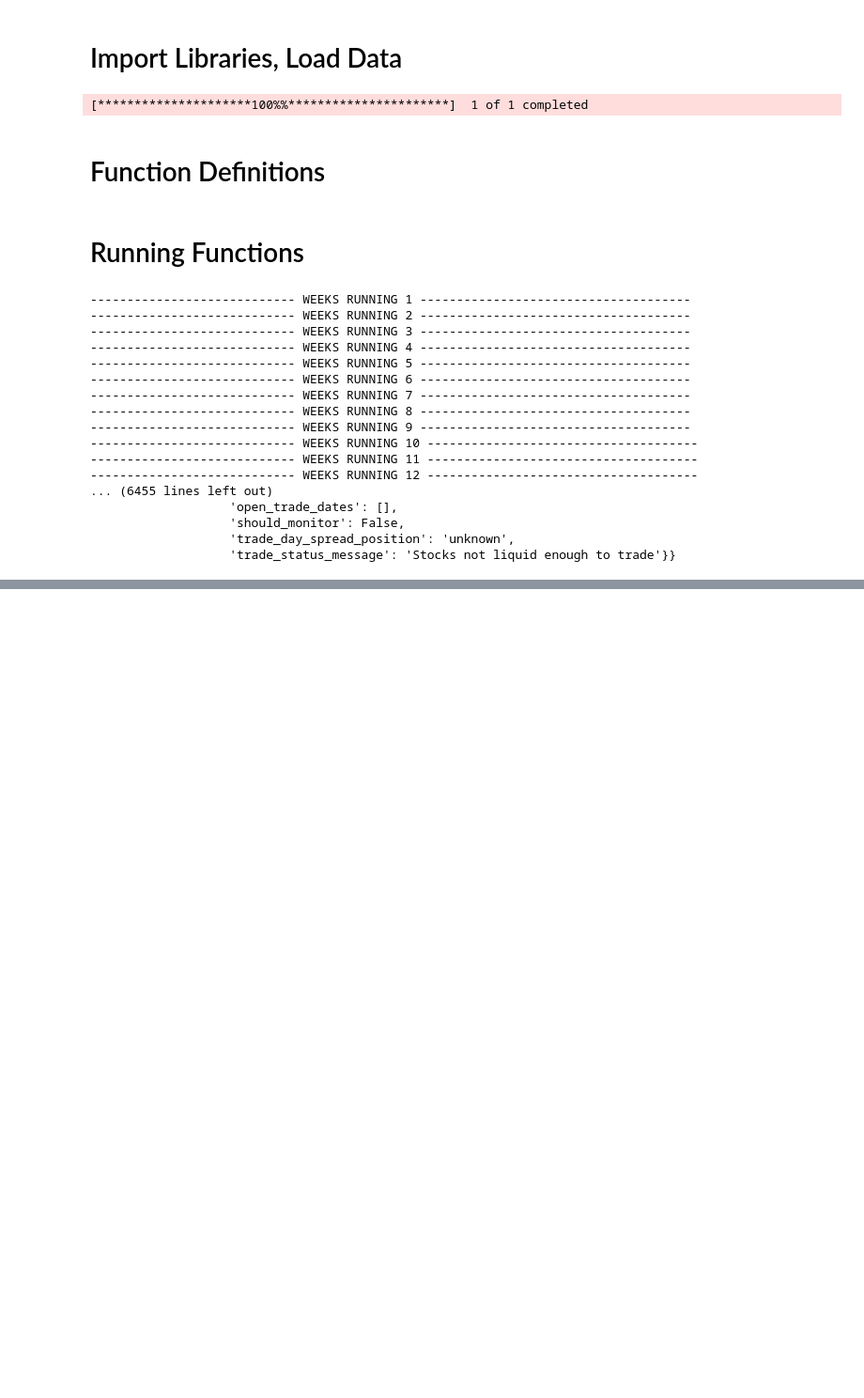
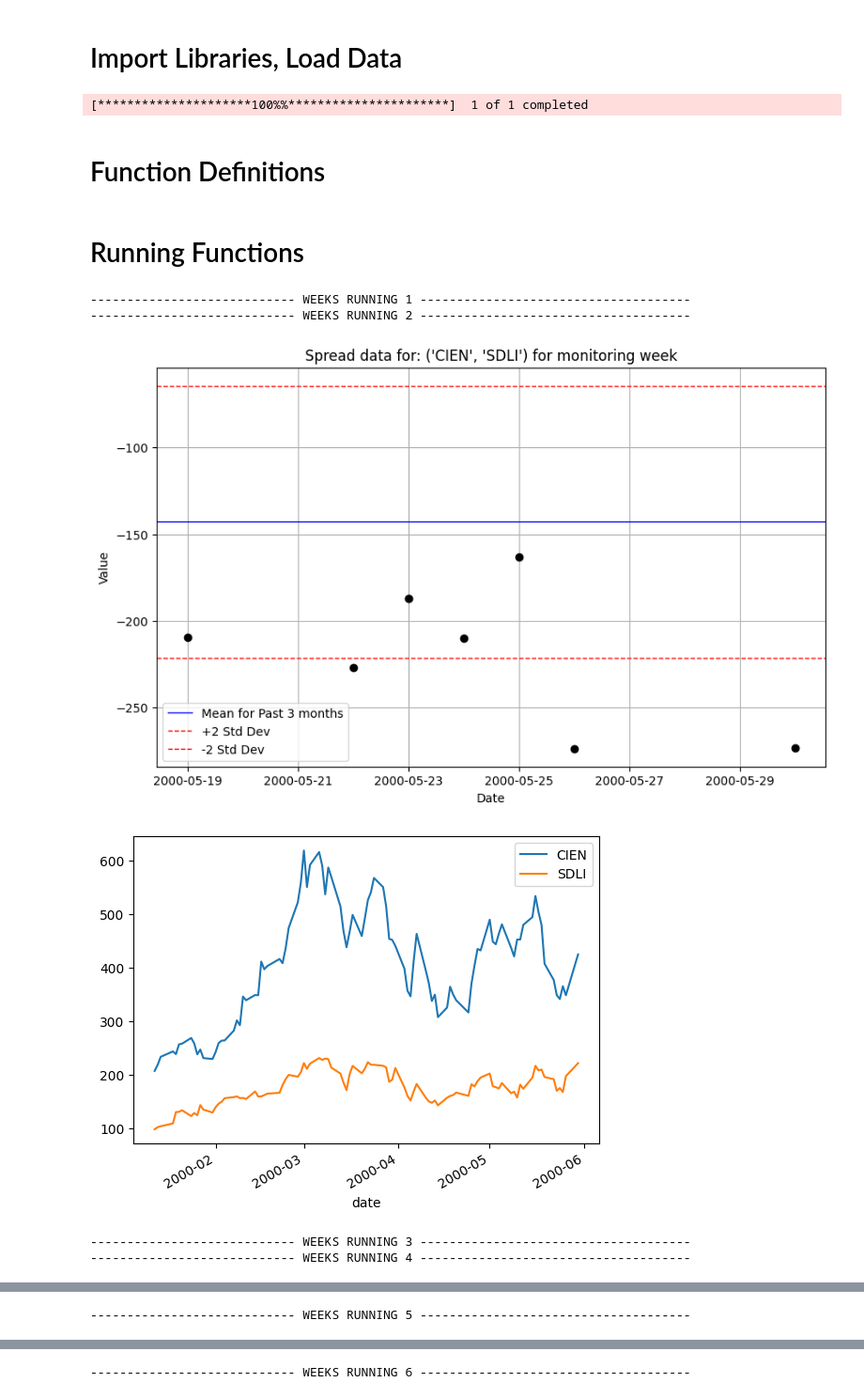
Before and after one commit to TInglefield/Math4920Project, a Jupyter notebook: Project_Draft2.ipynb, the cells around one changed output, grey strips where cells are left out. Shown at 94% size. Cells and saved outputs as stored; diff of their text form; code cells hidden in the pictures; blank space fills up the shorter version.

```diff
--- a/Project_Draft2.ipynb
+++ b/Project_Draft2.ipynb
@@ -17,10 +17,10 @@ import matplotlib.dates as mdates
 from datetime import datetime
 # %%
 # Paths:
-# price_path = '/Users/tuckeringlefield/Desktop/FinanceData/price_data_from_shardar.csv'
-# cap_path = '/Users/tuckeringlefield/Desktop/FinanceData/cap_data_from_shardar.csv'
-price_path = "C:/Users/lukee/Downloads/price_data_from_shardar.csv"
-cap_path = "C:/Users/lukee/Downloads/cap_data_from_shardar.csv"
+price_path = '/Users/tuckeringlefield/Desktop/FinanceData/price_data_from_shardar.csv'
+cap_path = '/Users/tuckeringlefield/Desktop/FinanceData/cap_data_from_shardar.csv'
+#price_path = "C:/Users/lukee/Downloads/price_data_from_shardar.csv"
+#cap_path = "C:/Users/lukee/Downloads/cap_data_from_shardar.csv"
 
 # Reading Data:
 prices_df = pd.read_csv(price_path, index_col='date')
@@ -220,6 +220,13 @@ def print_spread_charts(data_series, upper_bound, lower_bound, mean_value, pair_
     # Display the plot
     plt.grid(True)
     plt.show()
+# %%
+def print_price_chart(pair, start_date_index, end_date_index):
+    global prices_with_market
+    stock1 = pair[0]
+    stock2 = pair[1]
+    prices_with_market[[stock1, stock2]][start_date_index : end_date_index].plot()
+    plt.show()
 # %%
 def monitor_pair_for_week(pair, pair_dict, start_date_index, end_date_index, curr_week_start_index, currently_monitoring_stocks):
     global prices_with_market
@@ -267,9 +274,10 @@ def monitor_pair_for_week(pair, pair_dict, start_date_index, end_date_index, cur
     if len(pair_dict["open_trade_dates"]) == len(pair_dict["close_trade_dates"]):
         pair_dict["current_hedge_ratio"] = None
 
+    if have_days_to_trade:
+        print_spread_charts(curr_week_spread_data, upper, lower, mean_val, pair)
+        print_price_chart(pair, start_date_index, end_date_index)
     return pair_dict, currently_monitoring_stocks
-    #if have_days_to_trade:
-        #print_spread_charts(curr_week_spread_data, upper, lower, mean_val, pair)
 # %%
 def monitor_group_of_pairs(stock_group_size, stop_after_weeks):
     global prices_with_market
@@ -495,23 +503,12 @@ def print_overall_display(pairs_dictionary):
 # %%
 # results = monitor_group_of_pairs(coint_dict, 5)
 import pprint
-results = monitor_group_of_pairs(20, 300)
+results = monitor_group_of_pairs(20,50)
 pprint.pprint(results)
 # %% [output]
 ---------------------------- WEEKS RUNNING 1 -------------------------------------
 ---------------------------- WEEKS RUNNING 2 -------------------------------------
----------------------------- WEEKS RUNNING 3 -------------------------------------
----------------------------- WEEKS RUNNING 4 -------------------------------------
----------------------------- WEEKS RUNNING 5 -------------------------------------
----------------------------- WEEKS RUNNING 6 -------------------------------------
----------------------------- WEEKS RUNNING 7 -------------------------------------
----------------------------- WEEKS RUNNING 8 -------------------------------------
----------------------------- WEEKS RUNNING 9 -------------------------------------
----------------------------- WEEKS RUNNING 10 -------------------------------------
----------------------------- WEEKS RUNNING 11 -------------------------------------
----------------------------- WEEKS RUNNING 12 -------------------------------------
-... (6455 lines left out)
-                   'open_trade_dates': [],
-                   'should_monitor': False,
-                   'trade_day_spread_position': 'unknown',
-                   'trade_status_message': 'Stocks not liquid enough to trade'}}
+[figure, added]
+[figure, added]
+---------------------------- WEEKS RUNNING 3 -------------------------------------
+---------------------------- WEEKS RUNNING 4 -------------------------------------
@@ -517,0 +517 @@ pprint.pprint(results)
+---------------------------- WEEKS RUNNING 5 -------------------------------------
@@ -517,0 +520 @@ pprint.pprint(results)
+---------------------------- WEEKS RUNNING 6 -------------------------------------
```
Also changed, not shown: parts of 5 cells of this notebook.
